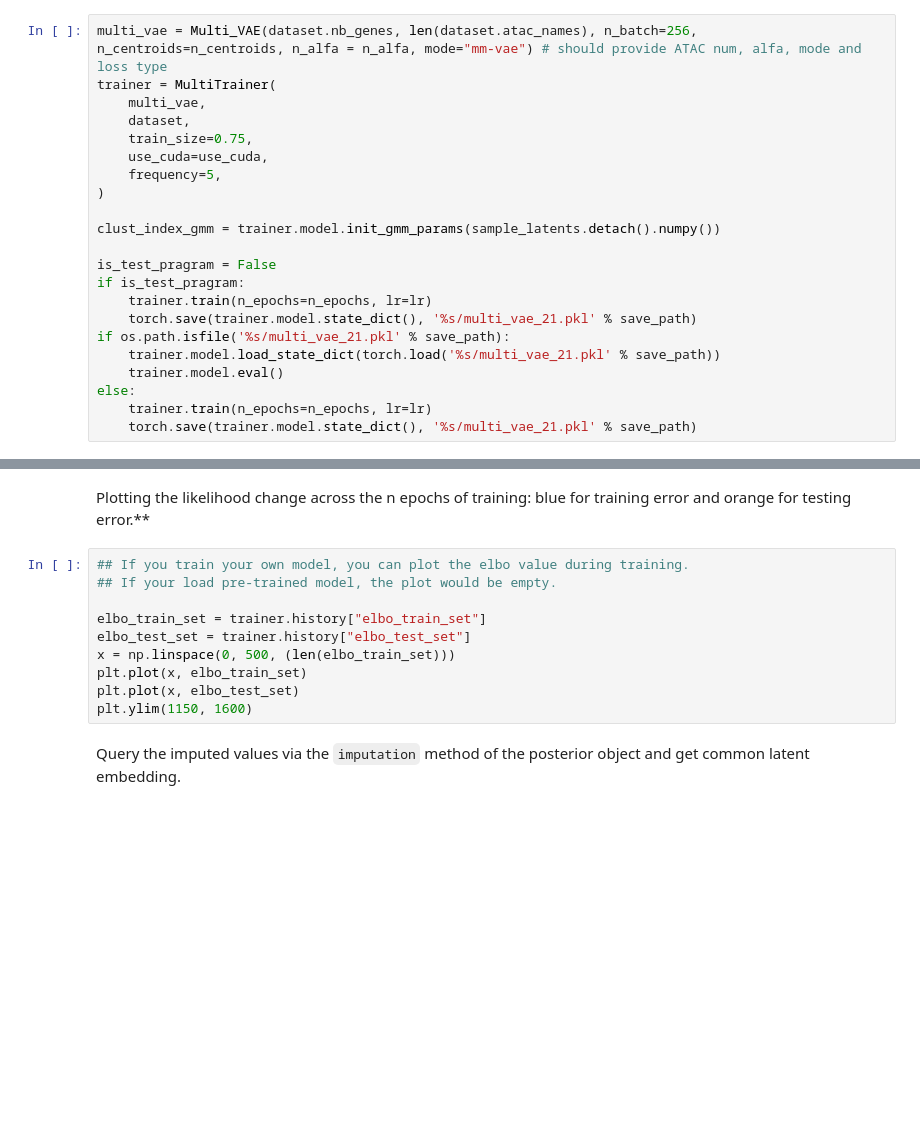
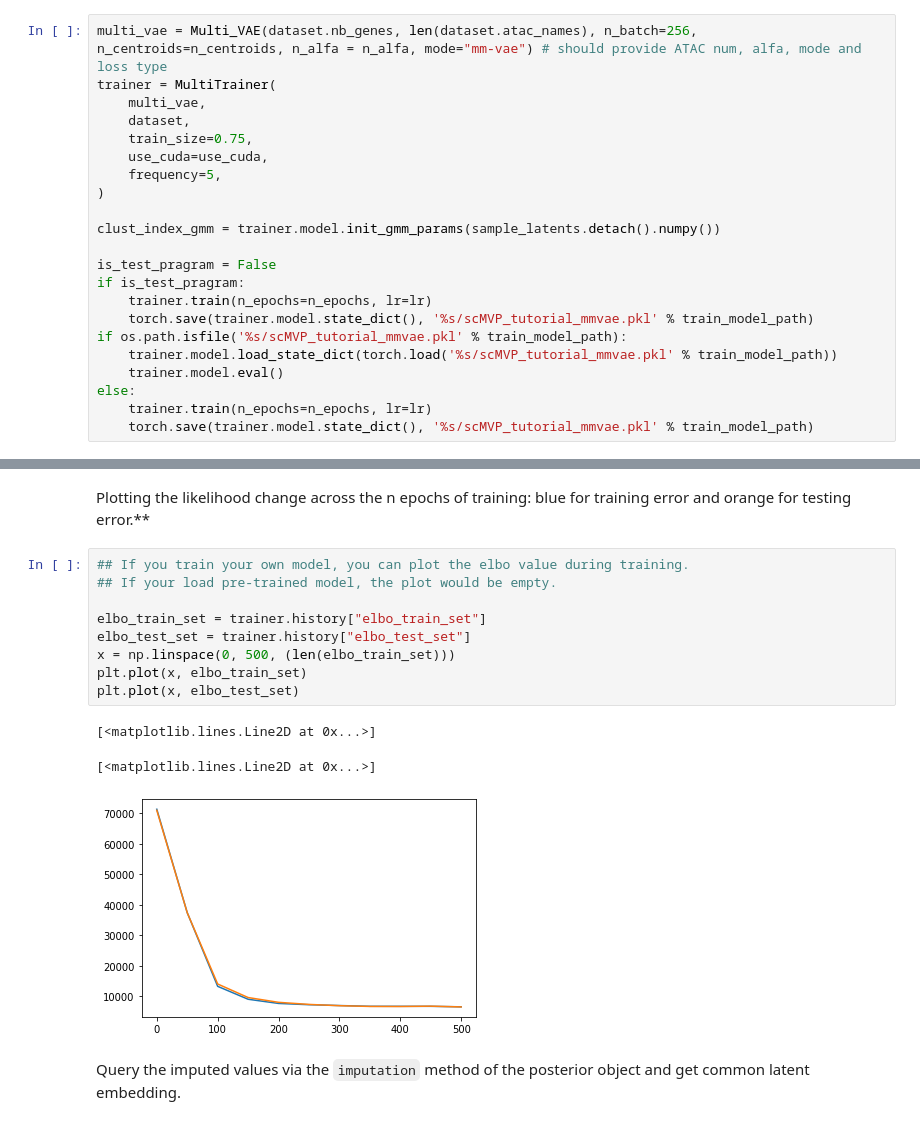
Before and after one commit to bm2-lab/scMVP, a Jupyter notebook: demos/scMVP_tutorial.ipynb, the cells around one changed output, grey strips where cells are left out. Drawn from its saved outputs; the diff is of its cells as text; blank space fills up the shorter version.

```diff
--- a/demos/scMVP_tutorial.ipynb
+++ b/demos/scMVP_tutorial.ipynb
@@ -157,10 +193,10 @@ clust_index_gmm = trainer.model.init_gmm_params(sample_latents.detach().numpy())
 is_test_pragram = False
 if is_test_pragram:
     trainer.train(n_epochs=n_epochs, lr=lr)
-    torch.save(trainer.model.state_dict(), '%s/multi_vae_21.pkl' % save_path)
-if os.path.isfile('%s/multi_vae_21.pkl' % save_path):
-    trainer.model.load_state_dict(torch.load('%s/multi_vae_21.pkl' % save_path))
+    torch.save(trainer.model.state_dict(), '%s/scMVP_tutorial_mmvae.pkl' % train_model_path)
+if os.path.isfile('%s/scMVP_tutorial_mmvae.pkl' % train_model_path):
+    trainer.model.load_state_dict(torch.load('%s/scMVP_tutorial_mmvae.pkl' % train_model_path))
     trainer.model.eval()
 else:
     trainer.train(n_epochs=n_epochs, lr=lr)
-    torch.save(trainer.model.state_dict(), '%s/multi_vae_21.pkl' % save_path)
+    torch.save(trainer.model.state_dict(), '%s/scMVP_tutorial_mmvae.pkl' % train_model_path)
@@ -169,13 +224,16 @@ Plotting the likelihood change across the n epochs of training: blue for trainin
 # %%
 ## If you train your own model, you can plot the elbo value during training.
 ## If your load pre-trained model, the plot would be empty.
 
 elbo_train_set = trainer.history["elbo_train_set"]
 elbo_test_set = trainer.history["elbo_test_set"]
 x = np.linspace(0, 500, (len(elbo_train_set)))
 plt.plot(x, elbo_train_set)
 plt.plot(x, elbo_test_set)
-plt.ylim(1150, 1600)
+# %% [output]
+[<matplotlib.lines.Line2D at 0x...>]
+[<matplotlib.lines.Line2D at 0x...>]
+[figure, added]
 # %% [markdown]
 Query the imputed values via the `imputation` method of the posterior object and get common latent embedding.
 # %%
```
Also changed, not shown: parts of 10 cells of this notebook, 2 other files.
